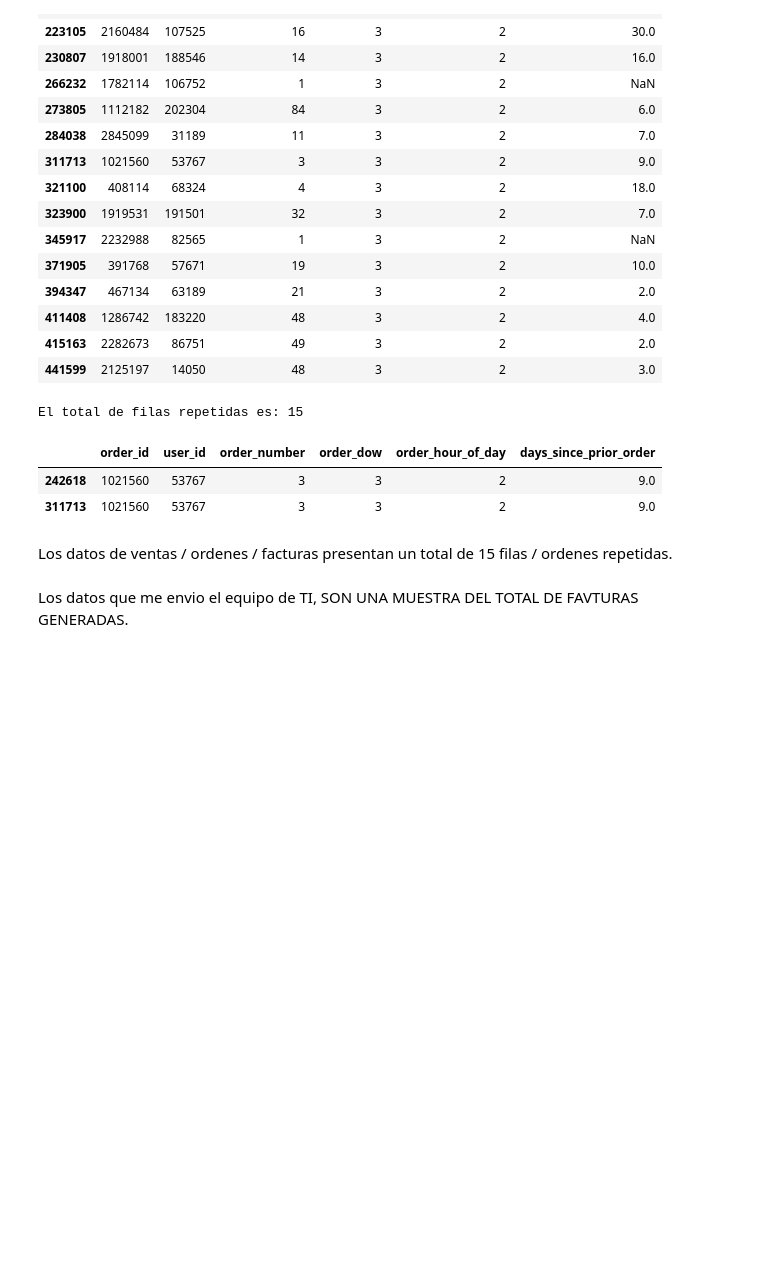
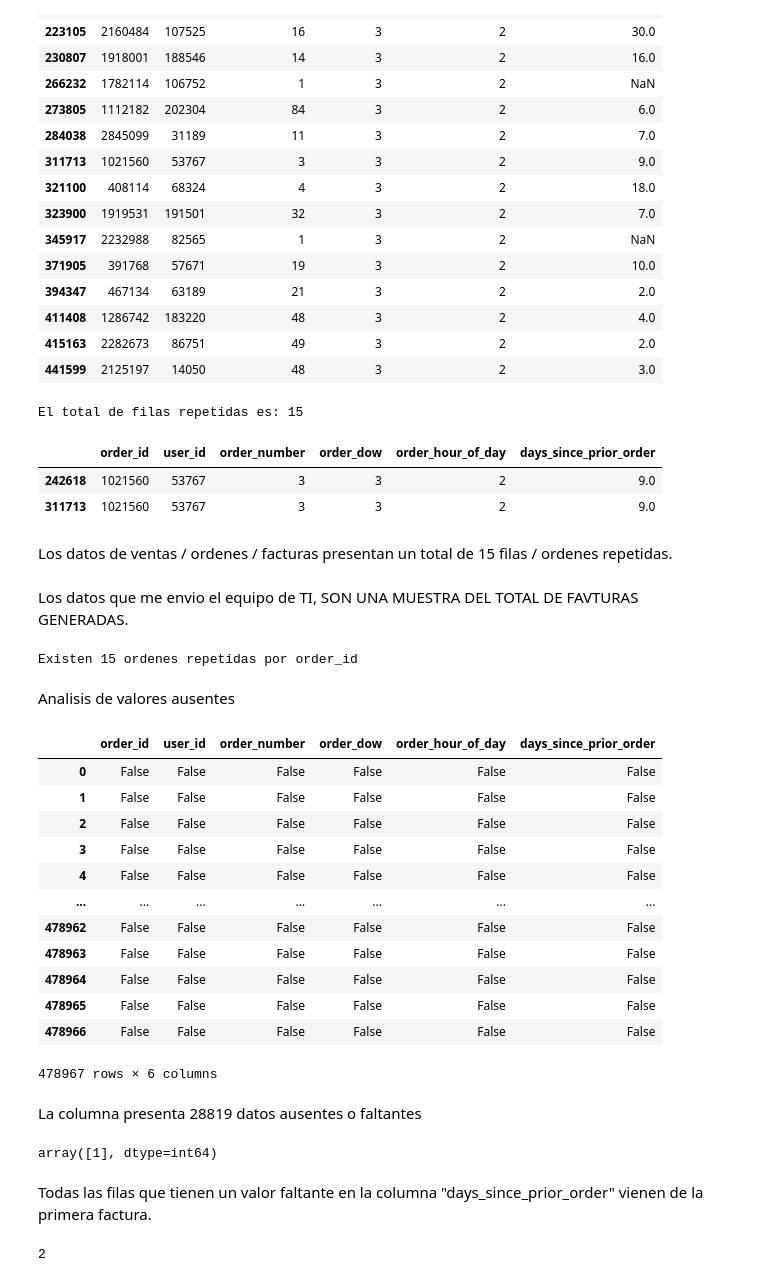
Before and after one commit to JosuandPM/instacart-analitica-avanzada, a Jupyter notebook: notebook/EDA.ipynb, the cells around one changed output. Saved outputs shown, nothing was run; the diff lists cells and outputs as text; code cells hidden in the pictures; blank space fills up the shorter version.

```diff
--- a/notebook/EDA.ipynb
+++ b/notebook/EDA.ipynb
@@ -141,3 +246,28 @@ crudo_ordenes.query('order_id == 1021560')
 Los datos de ventas / ordenes / facturas presentan un total de 15 filas / ordenes repetidas.
 # %% [markdown]
 Los datos que me envio el equipo de TI, SON UNA MUESTRA DEL TOTAL DE FAVTURAS GENERADAS.
+# %%
+order_ids_repetidos = crudo_ordenes.duplicated("order_id").sum()
+print(f"Existen {order_ids_repetidos} ordenes repetidas por order_id")
+# %% [output]
+Existen 15 ordenes repetidas por order_id
+# %% [markdown]
+Analisis de valores ausentes
+# %%
+crudo_ordenes.isna()
+# %% [output]
+|  | order_id | user_id | order_number | order_dow | order_hour_of_day | days_since_prior_order |
+| 0 | False | False | False | False | False | False |
+| 1 | False | False | False | False | False | False |
+| 2 | False | False | False | False | False | False |
+| 3 | False | False | False | False | False | False |
+| 4 | False | False | False | False | False | False |
+| ... | ... | ... | ... | ... | ... | ... |
+| 478962 | False | False | False | False | False | False |
+| 478963 | False | False | False | False | False | False |
+| 478964 | False | False | False | False | False | False |
+| 478965 | False | False | False | False | False | False |
+| 478966 | False | False | False | False | False | False |
+478967 rows × 6 columns
+# %% [markdown]
+La columna presenta 28819 datos ausentes o faltantes
@@ -143,0 +276,10 @@ Los datos que me envio el equipo de TI, SON UNA MUESTRA DEL TOTAL DE FAVTURAS GE
+# %%
+datos_ausentes["order_number"].unique()
+# %% [output]
+array([1], dtype=int64)
+# %% [markdown]
+Todas las filas que tienen un valor faltante en la columna "days_since_prior_order" vienen de la primera factura.
+# %%
+datos_ausentes.duplicated().sum()
+# %% [output]
+2
```
Also changed, not shown: parts of 47 cells of this notebook.
